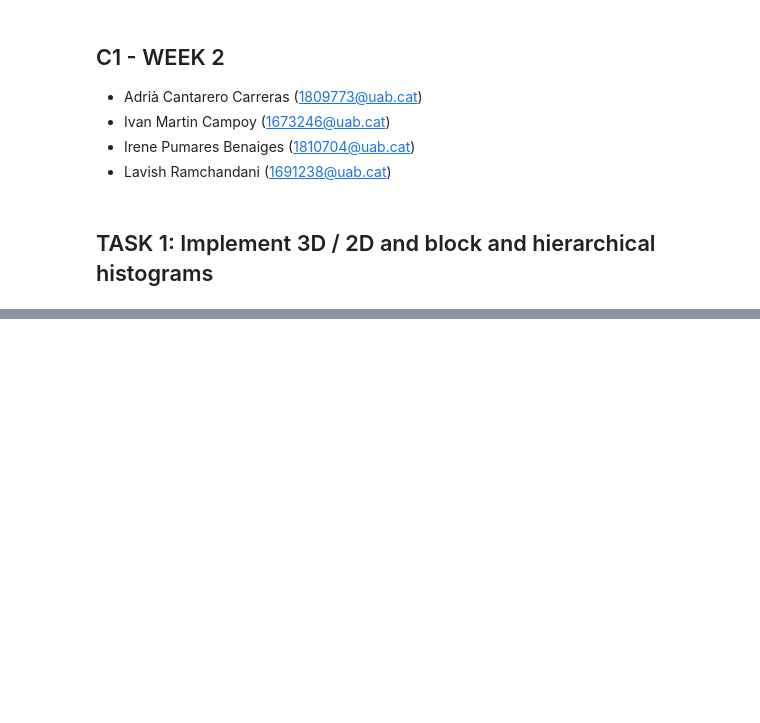
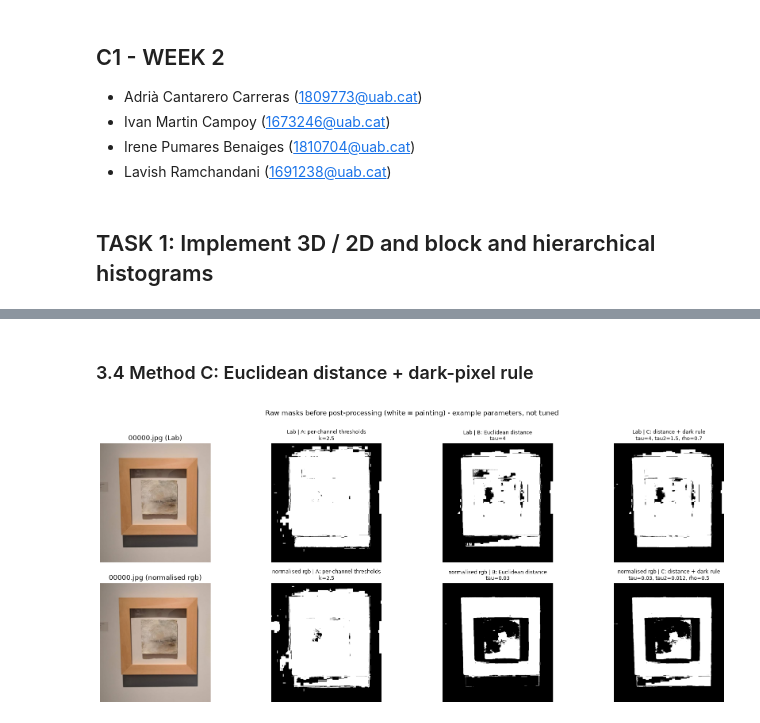
Before and after one commit to MCV-2026-C1-Project/Team-2, a Jupyter notebook: C1_week2.ipynb, the cells around one changed output, grey strips where cells are left out. Saved outputs shown, nothing was run; the diff lists cells and outputs as text; code cells hidden in the pictures; blank space fills up the shorter version.

```diff
--- a/C1_week2.ipynb
+++ b/C1_week2.ipynb
@@ -647,0 +748,45 @@ Extracting descriptors for QSD1-W2 using the best W2 model...
+# %% [markdown]
+### 3.4 Method C: Euclidean distance + dark-pixel rule
+# %%
+def luminance_ratio(model):
+    #amount of light of every pixel relative to the wall, (H, W)
+    return model["luma"] / model["luma_wall"]
+
+def method_c_mask(dist, ratio, tau, tau2, rho):
+    #rule 1: clearly different colour  OR  rule 2: much darker AND slightly different colour
+    return (dist > tau) | ((ratio < rho) & (dist > tau2))   #True = painting
+
+GRID_C = {"lab": {"tau": [3, 4, 6, 8],           "tau2": [1.0, 1.5, 2.5],        "rho": [0.6, 0.7, 0.8, 0.9]},
+          "rgb": {"tau": [0.02, 0.03, 0.04, 0.06], "tau2": [0.008, 0.012, 0.02], "rho": [0.4, 0.5, 0.6, 0.7]}}
+
+def raw_mask(model, method, params, dist=None, ratio=None):
+    #common entry point for the three methods; dist / ratio can be passed precomputed (grid search)
+    if method == "A":
+        return method_a_mask(model, **params)
+    dist = chroma_distance(model) if dist is None else dist
+    if method == "B":
+        return method_b_mask(dist, **params)
+    ratio = luminance_ratio(model) if ratio is None else ratio
+    return method_c_mask(dist, ratio, **params)
+# %%
+#example: raw masks of the 3 methods in the 2 colour spaces (example parameters, NOT tuned)
+EXAMPLE_PARAMS = {
+    "lab": {"A": {"k": 2.5}, "B": {"tau": 4},    "C": {"tau": 4,    "tau2": 1.5,   "rho": 0.7}},
+    "rgb": {"A": {"k": 2.5}, "B": {"tau": 0.03}, "C": {"tau": 0.03, "tau2": 0.012, "rho": 0.5}},
+}
+METHOD_NAMES = {"A": "A: per-channel thresholds", "B": "B: Euclidean distance", "C": "C: distance + dark rule"}
+SPACE_NAMES  = {"lab": "Lab", "rgb": "normalised rgb"}
+
+fig, axes = plt.subplots(2, 4, figsize=(18, 7.5))
+for row, (space, model) in enumerate([("lab", model_lab_ex), ("rgb", model_rgb_ex)]):
+    axes[row, 0].imshow(ex_rgb); axes[row, 0].set_title(f"{qsd2_files[0]} ({SPACE_NAMES[space]})")
+    for col, method in enumerate(["A", "B", "C"], start=1):
+        params = EXAMPLE_PARAMS[space][method]
+        axes[row, col].imshow(raw_mask(model, method, params), cmap="gray")
+        axes[row, col].set_title(f"{SPACE_NAMES[space]} | {METHOD_NAMES[method]}\n"
+                                 + ", ".join(f"{k}={v}" for k, v in params.items()), fontsize=9)
+for ax in axes.ravel(): ax.axis("off")
+plt.suptitle("Raw masks before post-processing (white = painting) - example parameters, not tuned", y=1.0)
+plt.tight_layout(); plt.show()
+# %% [output]
+[figure, added]
```
Also changed, not shown: parts of 20 cells of this notebook, 8 other files.
